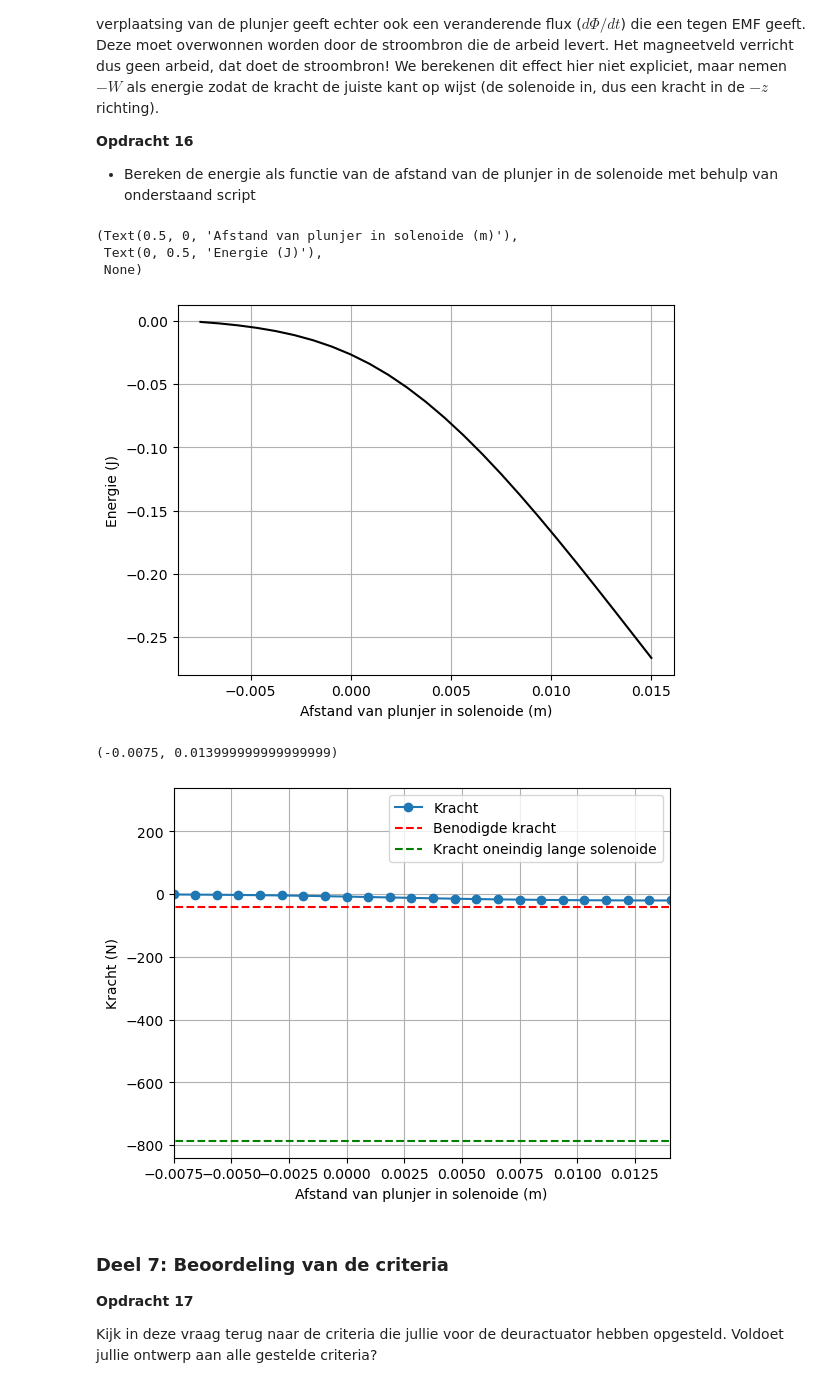
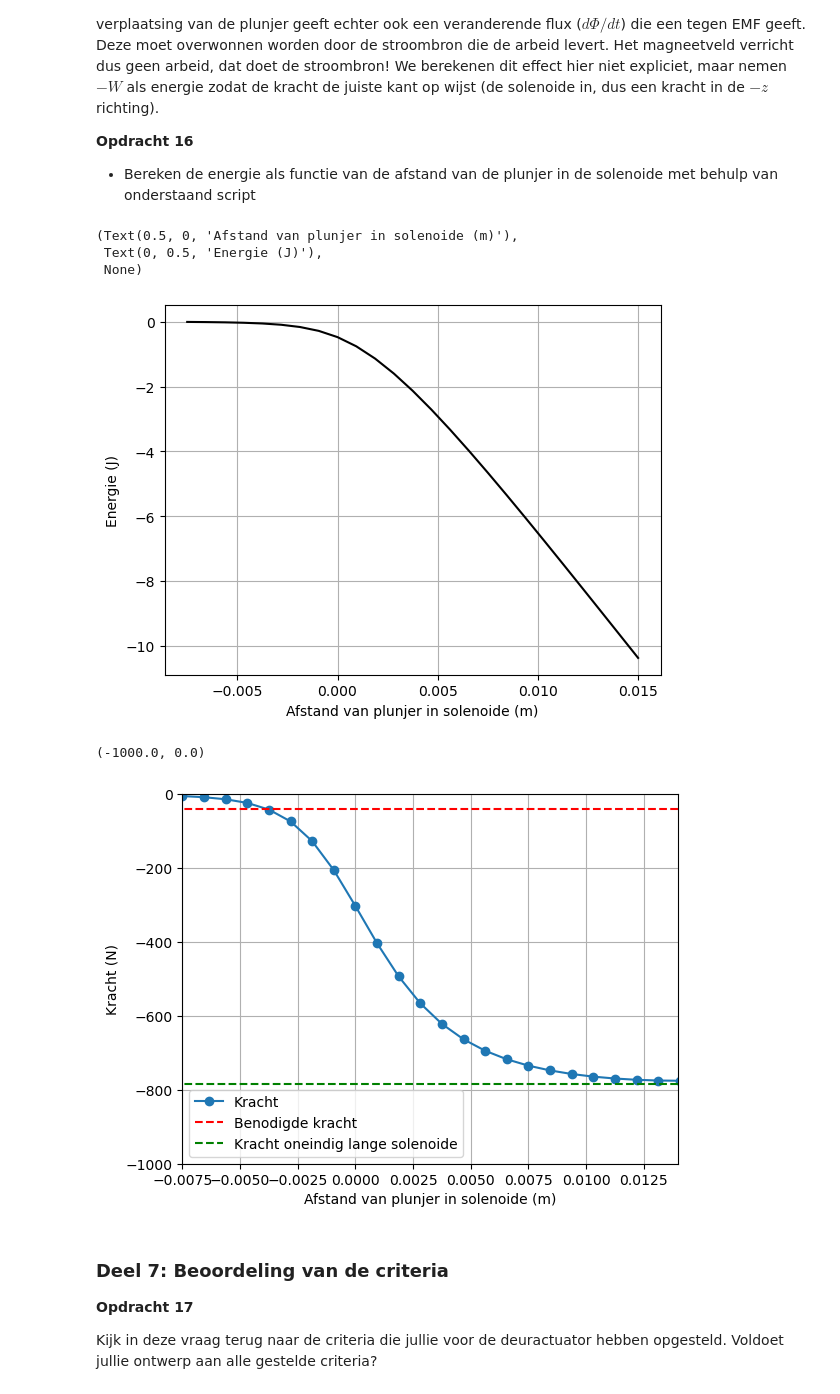
Before and after one commit to AnnetMoeleker/opdrachten-DEF-D, a Jupyter notebook: DigitaleOntwerpopdrachten/2KrachtactuatorOpdracht/2KrachtactuatorOpdracht/KrachtactuatorOpdracht.ipynb, the cells around one changed output. Cells and saved outputs as stored; diff of their text form; code cells hidden in the pictures.

```diff
--- a/DigitaleOntwerpopdrachten/2KrachtactuatorOpdracht/2KrachtactuatorOpdracht/KrachtactuatorOpdracht.ipynb
+++ b/DigitaleOntwerpopdrachten/2KrachtactuatorOpdracht/2KrachtactuatorOpdracht/KrachtactuatorOpdracht.ipynb
@@ -578,24 +579,3 @@ for i in range(2,2000):
 Het H-veld in een oneindig lange spoel heeft een grootte van: 8928.5 A/m
 Het H-veld heeft een grootte van 8864.528 A/m
 Berekend op basis van 835 aantal dH-componenten.
-# %%
-"""
-x,y,z = parametrisatie(n,r_sol,N,L_sol)
-
-dl = np.column_stack((x, y, z))
-dl = dl[1:] - dl[:-1]
-r_field = np.array([0,0,0])
-
-
-def dH_spoel(r_field, dl):
-    H_total = np.array([0.0, 0.0, 0.0])
-    for i in range(len(dl)):
-        r_source = np.array([x[i],y[i],z[i]])
-        dH_vector = field_current_element(r_field, r_source, dl[i])
-        H_total += dH_vector  #totale H veld
-    return H_total
-
-H_vector = dH_spoel(r_field, dl)
-H = np.linalg.norm(H_vector)  # magnitude van H veld
-print("Het H-veld heeft een grootte van %.3f A/m" % H)
-"""
@@ -623,18 +601,12 @@ for i_field in range(n_ax):
     Hsimulated=np.array([0,0,0], dtype='float64')
     r_field = np.array([0,0,z_ax[i_field]])
 
-    #doorloopt de solenoide om per source punt het H-veld te berekenen en op te tellen
-    for i_source in np.arange(1, len(dl)):
-        dl_vec = dl[i_source]
-        r_source = np.array([x1[i_source],y1[i_source],z1[i_source]])
+    #functie dH_spoel doorloopt de solenoide om per source punt het H-veld te berekenen en op te tellen
+    H = np.abs(dH_spoel(r_field, dl)[2]) #neemt de z-component
 
-        Hsimulated += field_current_element(r_field, r_source, dl_vec,I)
+    # H-veld opslaan voor deze z-waarde in array
+    H_ax[i_field,0]=H
 
-    # selecting the z-component
-    H_ax[i_field,0]=Hsimulated[2]
-
-I=0.500
-analytical_answer = n*I
 H_veld_ideaal=analytical_answer*np.ones(n_ax)*(1.0*(z_ax < L_sol/2))
 
 
@@ -678,21 +650,21 @@ plt.xlabel('Afstand van plunjer in solenoide (m)'), plt.ylabel('Energie (J)'), p
 (Text(0.5, 0, 'Afstand van plunjer in solenoide (m)'),
  Text(0, 0.5, 'Energie (J)'),
  None)
-[figure, old version]
+[figure, new version]
 # %%
-force_analytical = -mu0*mu_r*np.pi*r_sol**2*N**2*I**2/2/L_sol**2 # Kracht uitrekenen numeriek (voor oneindig lange solenoide)
+force_analytical = -mu0*mu_r*np.pi*r_sol**2*int(N)**2*I**2/2/L_sol**2 # Kracht uitrekenen numeriek (voor oneindig lange solenoide)
 force_numerical=np.diff(Wz, n=1, append=[0])/(z_ax[1] - z_ax[0]) # Kracht uitrekenen (op basis van F=dW/dz)
 
 # Plotting the results
 plt.plot(L_sol/2 - z_ax, np.flipud(force_numerical), '-o', label='Kracht')
 plt.plot(L_sol/2 - z_ax, (-40)*np.ones(n_ax), '--r', label='Benodigde kracht')
 plt.plot(L_sol/2 - z_ax, force_analytical*np.ones(n_ax), '--g', label='Kracht oneindig lange solenoide')
 plt.xlabel('Afstand van plunjer in solenoide (m)'), plt.ylabel('Kracht (N)'), plt.grid(), plt.legend()
 plt.xlim(min(L_sol/2 - z_ax),max(L_sol/2 - z_ax)-0.001)
-#plt.ylim([-1000, 0])
+plt.ylim([-1000, 0])
 # %% [output]
-(-0.0075, 0.013999999999999999)
+(-1000.0, 0.0)
-[figure, old version]
+[figure, new version]
 # %% [markdown]
 ### Deel 7: Beoordeling van de criteria
 **Opdracht 17**
```
Also changed, not shown: parts of 8 cells of this notebook.
